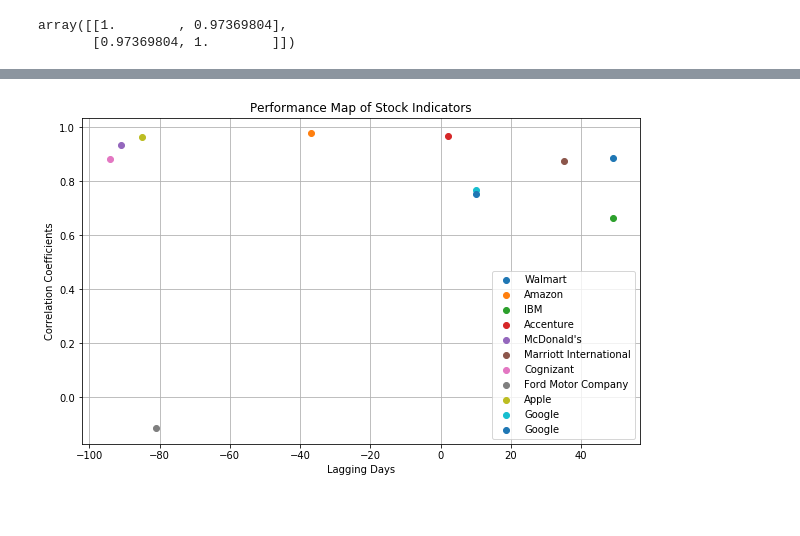
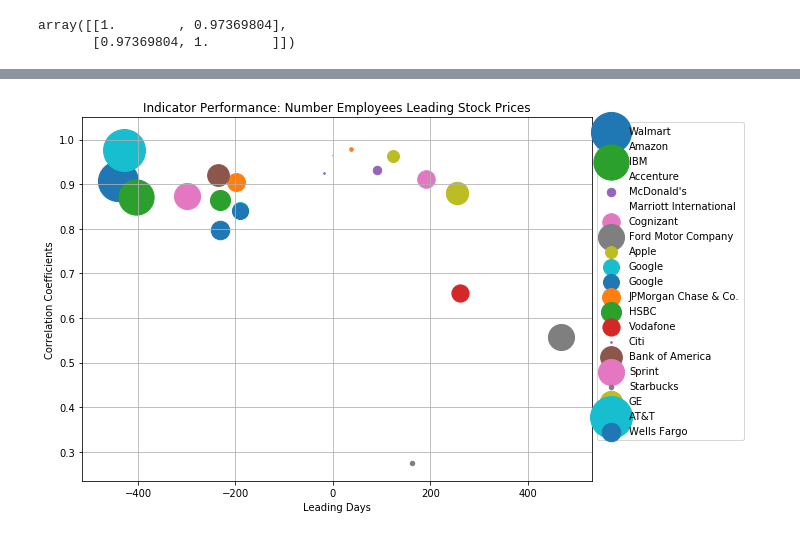
Before and after one commit to yichigo/Stock-From-Linkedin, a Jupyter notebook: S3.ipynb, the cells around one changed output, grey strips where cells are left out. Saved outputs shown, nothing was run; the diff lists cells and outputs as text; code cells hidden in the pictures; blank space fills up the shorter version.

Commit message:
Leading Indicators

```diff
--- a/S3.ipynb
+++ b/S3.ipynb
@@ -223,22 +235,22 @@ If the date of indicator behinds the date of stock, we say lagging days > 0, and
 # %%
 days = np.array([])
 coefs = np.array([])
-for i in range(-100,50):
+for i in range(-100,100+1):
     x = df_plot['employees_on_platform'].values
     y = df_plot['price'].values
-    if i < 0: # x front y
-        x = x[:i]
-        y = y[-i:]
-    elif i > 0: # x behind y
-        x = x[i:]
-        y = y[:-i]
+    if i > 0: # x lead y
+        x = x[:-i]
+        y = y[i:]
+    elif i < 0: # x lag y
+        x = x[-i:]
+        y = y[:i]
     c = np.corrcoef(x, y)[0,1]
     days = np.append(days,i)
     coefs = np.append(coefs,c)
 
 plt.plot(days,coefs, color = 'black')
-plt.title('Correlation Coefficients vs Lag Days of Indicator')
-plt.xlabel('Lagging Days')
+plt.title('Correlation Coefficients vs Leading Days of Indicator')
+plt.xlabel('Leading Days')
 plt.ylabel('Correlation Coefficients')
 plt.grid(True)
 # %% [output]
@@ -273,15 +287,16 @@ for i in range(len(names)):
 
     days = np.array([])
     coefs = np.array([])
-    for i in range(-100,50):
+    for i in range(-500,500+1):
         x = df_plot['employees_on_platform'].values
         y = df_plot['price'].values
-        if i < 0: # x front y
-            x = x[:i]
-            y = y[-i:]
-        elif i > 0: # x behind y
-            x = x[i:]
-            y = y[:-i]
+        if i > 0: # x lead y
+            x = x[:-i]
+            y = y[i:]
+        elif i < 0: # x lag y
+            x = x[-i:]
+            y = y[:i]
+
         c = np.corrcoef(x, y)[0,1]
         days = np.append(days,i)
         coefs = np.append(coefs,c)
@@ -314,12 +307,16 @@ MAR
 # %%
 plt.figure(figsize = (10,6))
+sizes = np.abs(lag_days * corrcoefs)**2/100
 for i in range(len(names)):
-    plt.scatter(lag_days[i], corrcoefs[i], label = names[i])
-plt.title('Performance Map of Stock Indicators')
-plt.xlabel('Lagging Days')
+    plt.scatter(lag_days[i], corrcoefs[i], sizes[i], label = names[i])
+plt.title('Indicator Performance: Number Employees Leading Stock Prices')
+plt.xlabel('Leading Days')
 plt.ylabel('Correlation Coefficients')
-plt.legend()
+plt.ylim([None,1.05])
+plt.legend(bbox_to_anchor=(1, 1),ncol=1)
 plt.grid(True)
+plt.tight_layout()
+plt.savefig('Indicator_Performance.png')
 plt.show()
 # %% [output]
-[figure, old version]
+[figure, new version]
```
Also changed, not shown: parts of 8 cells of this notebook, 11 other files.
